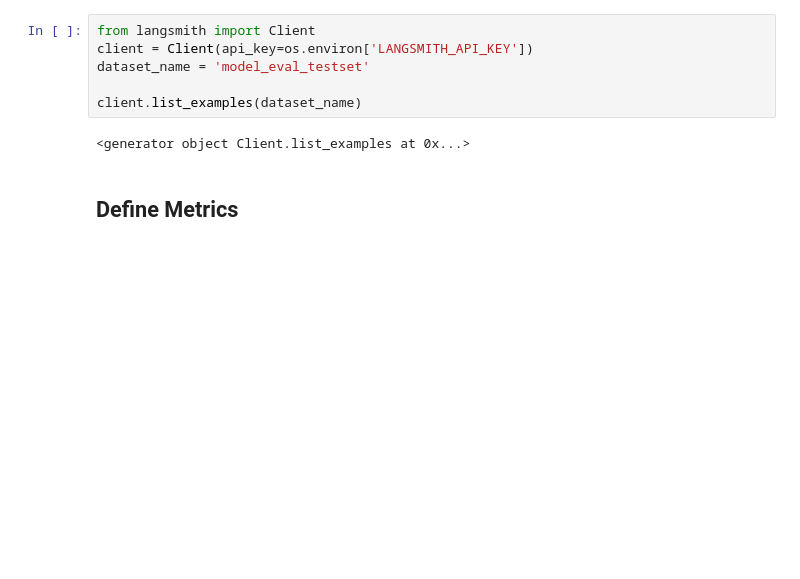
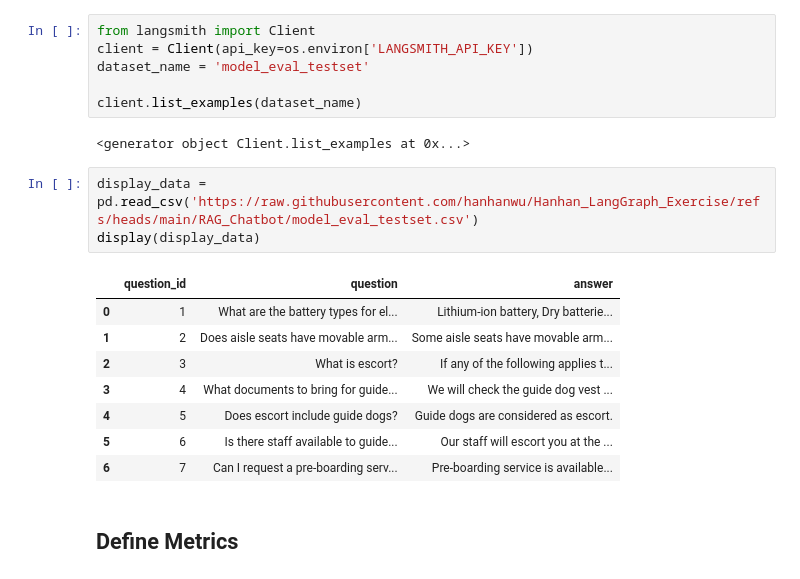
Before and after one commit to hanhanwu/Hanhan_LangGraph_Exercise, a Jupyter notebook: RAG_Chatbot/try_langsmith_model_comparison.ipynb, the cells around one changed output. Drawn from its saved outputs; the diff is of its cells as text; blank space fills up the shorter version.

```diff
--- a/RAG_Chatbot/try_langsmith_model_comparison.ipynb
+++ b/RAG_Chatbot/try_langsmith_model_comparison.ipynb
@@ -39,6 +39,18 @@ dataset_name = 'model_eval_testset'
 client.list_examples(dataset_name)
 # %% [output]
 <generator object Client.list_examples at 0x...>
+# %%
+display_data = pd.read_csv('https://raw.githubusercontent.com/hanhanwu/Hanhan_LangGraph_Exercise/refs/heads/main/RAG_Chatbot/model_eval_testset.csv')
+display(display_data)
+# %% [output]
+|  | question_id | question | answer |
+| 0 | 1 | What are the battery types for el... | Lithium-ion battery, Dry batterie... |
+| 1 | 2 | Does aisle seats have movable arm... | Some aisle seats have movable arm... |
+| 2 | 3 | What is escort? | If any of the following applies t... |
+| 3 | 4 | What documents to bring for guide... | We will check the guide dog vest ... |
+| 4 | 5 | Does escort include guide dogs? | Guide dogs are considered as escort. |
+| 5 | 6 | Is there staff available to guide... | Our staff will escort you at the ... |
+| 6 | 7 | Can I request a pre-boarding serv... | Pre-boarding service is available... |
 # %% [markdown]
 ## Define Metrics
 # %%
```
Also changed, not shown: parts of 2 cells of this notebook.
